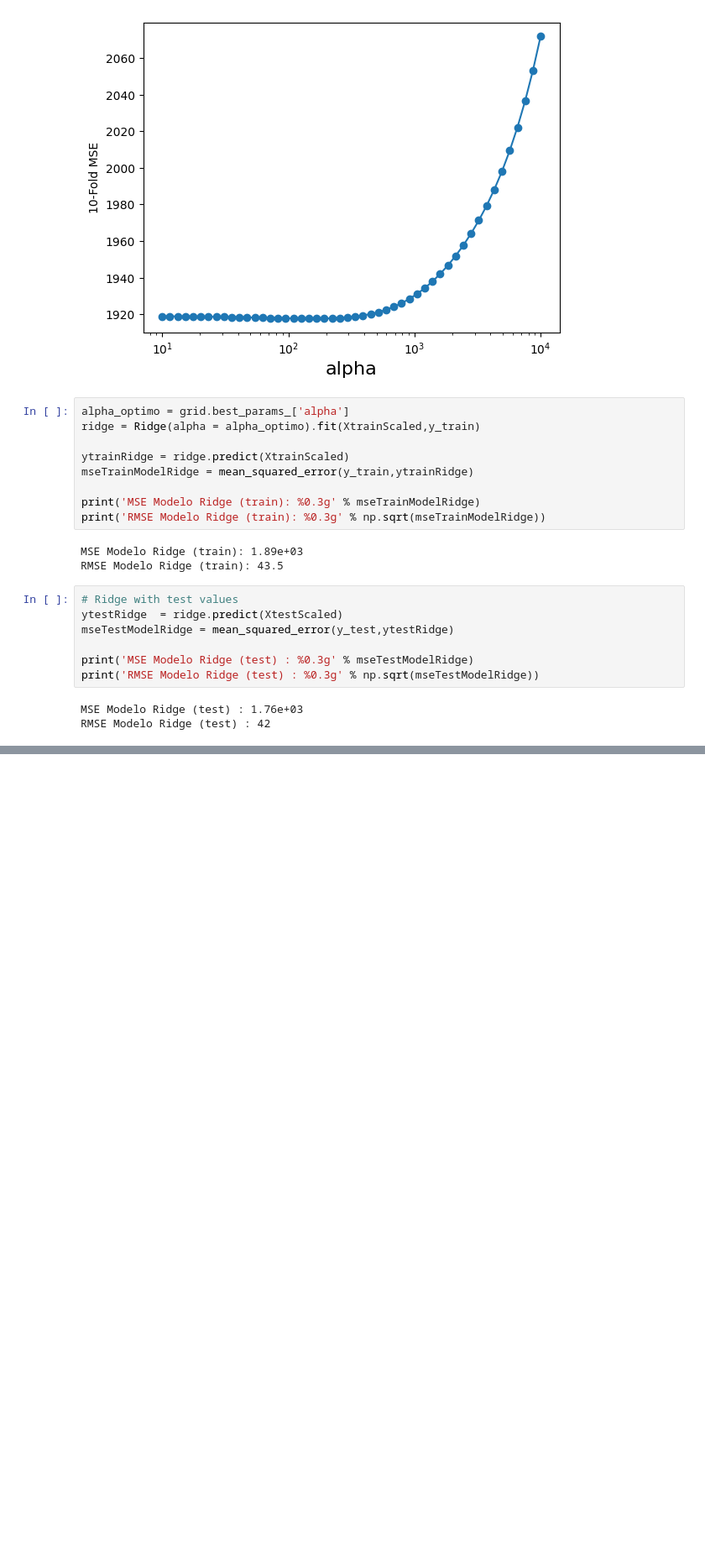
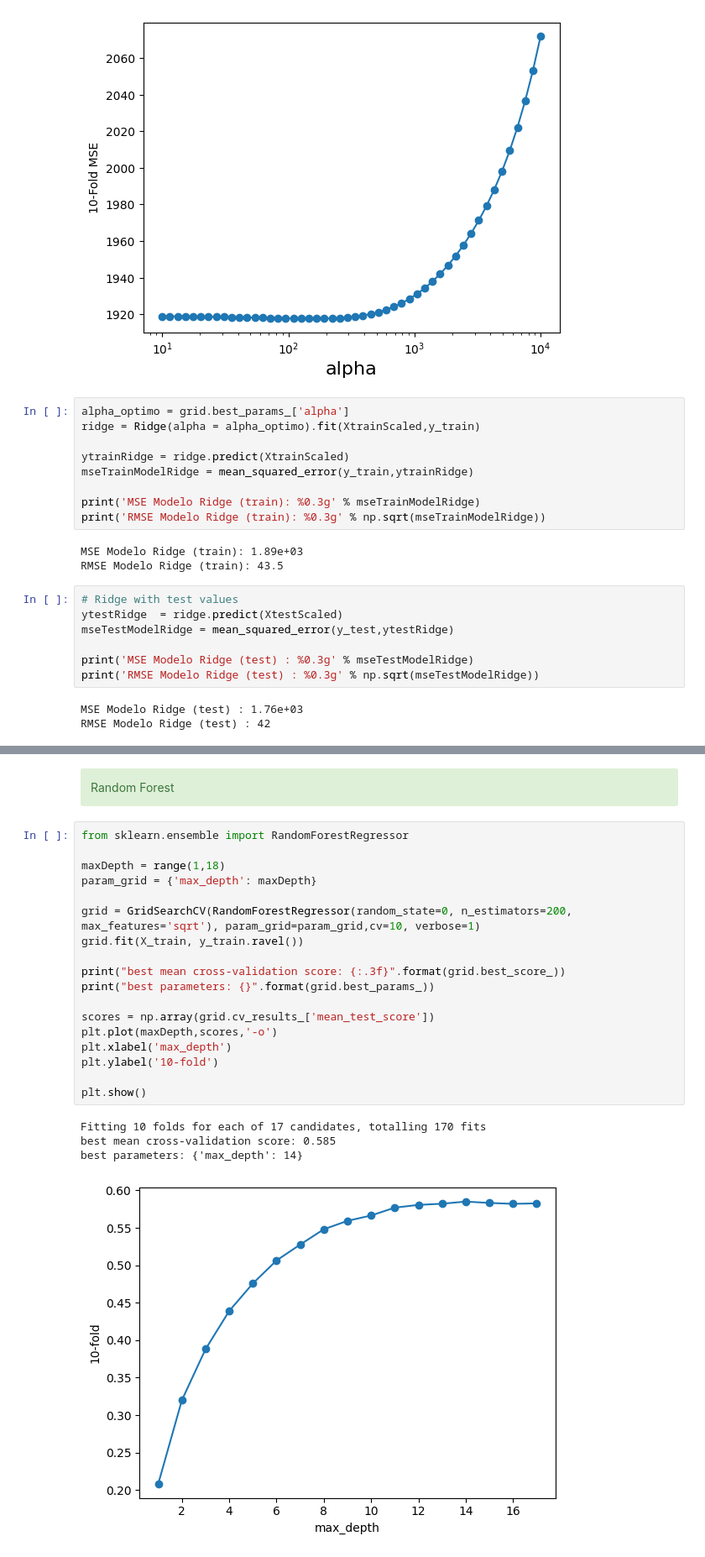
Before and after one commit to bernikrn/machine-learning-practica, a Jupyter notebook: ML_practica.ipynb, the cells around one changed output, grey strips where cells are left out. Shown at 84% size. Cells and saved outputs as stored; diff of their text form; blank space fills up the shorter version.

```diff
--- a/ML_practica.ipynb
+++ b/ML_practica.ipynb
@@ -343,0 +407,25 @@ RMSE Modelo Ridge (test) : 42
+# %% [markdown]
+<div class="alert alert-block alert-success"> Random Forest </div>
+# %%
+from sklearn.ensemble import RandomForestRegressor
+
+maxDepth = range(1,18)
+param_grid = {'max_depth': maxDepth}
+
+grid = GridSearchCV(RandomForestRegressor(random_state=0, n_estimators=200, max_features='sqrt'), param_grid=param_grid,cv=10, verbose=1)
+grid.fit(X_train, y_train.ravel())
+
+print("best mean cross-validation score: {:.3f}".format(grid.best_score_))
+print("best parameters: {}".format(grid.best_params_))
+
+scores = np.array(grid.cv_results_['mean_test_score'])
+plt.plot(maxDepth,scores,'-o')
+plt.xlabel('max_depth')
+plt.ylabel('10-fold')
+
+plt.show()
+# %% [output]
+Fitting 10 folds for each of 17 candidates, totalling 170 fits
+best mean cross-validation score: 0.585
+best parameters: {'max_depth': 14}
+[figure, added]
```
Also changed, not shown: parts of 20 cells of this notebook.
